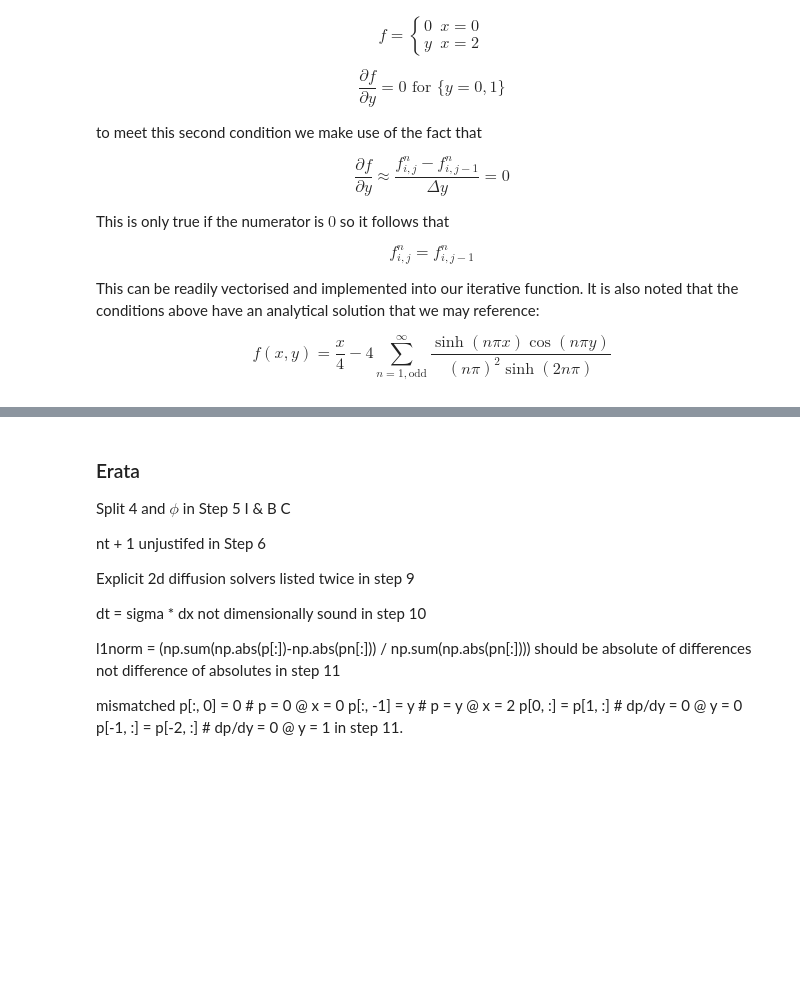
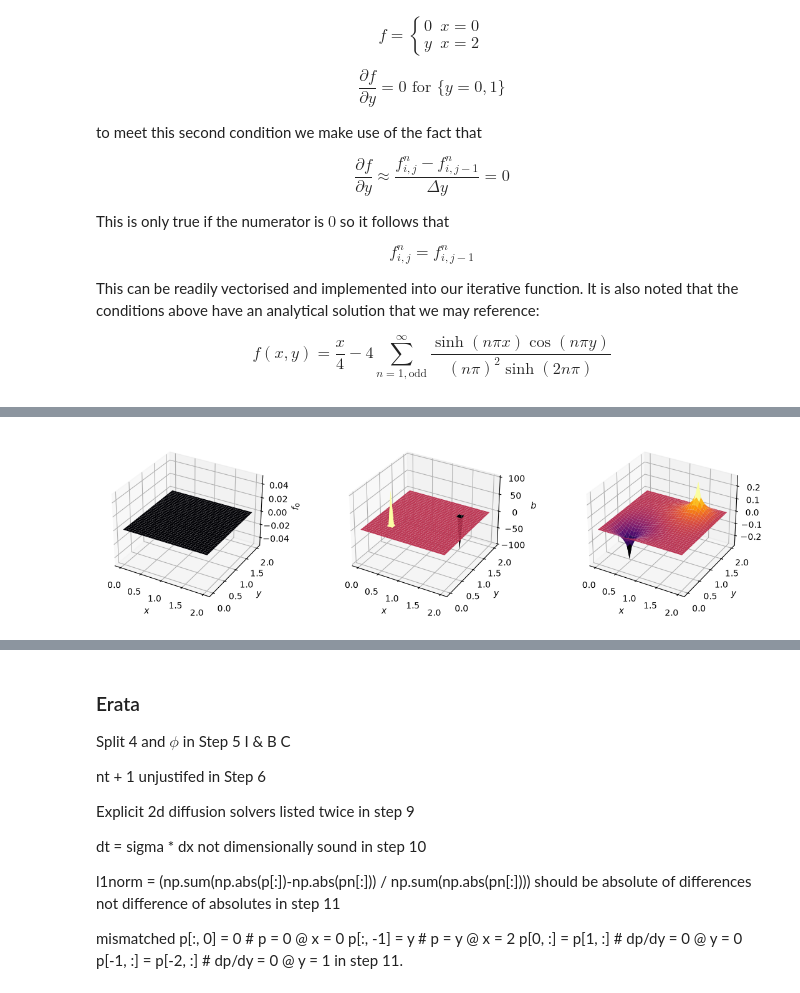
Before and after one commit to SamGr64/CFD-Suite, a Jupyter notebook: CFD.ipynb, the cells around one changed output, grey strips where cells are left out. Saved outputs shown, nothing was run; the diff lists cells and outputs as text; code cells hidden in the pictures; blank space fills up the shorter version.

```diff
--- a/CFD.ipynb
+++ b/CFD.ipynb
@@ -1069,0 +1086,16 @@ plt.show()
+# %%
+def initial_poisson_state(nx: int, ny: int, x_range: list[float], y_range: list[float]) -> tuple[np.ndarray, np.ndarray, np.ndarray]:
+    f = np.zeros([nx, ny])
+    b = np.zeros([nx, ny])
+
+    x = np.linspace(x_range[0], x_range[1], nx)
+    y = np.linspace(y_range[0], y_range[1], ny)
+
+    b[int(nx/4),int(nx/4)] = 100
+    b[int(3*ny/4),int(3*ny/4)] = -100
+
+    return f, b, x, y
+# %%
+def boundary_conditions(f: np.ndarray) -> np.ndarray:
+    f[:, 0] = f[:, -1] = f[0, :] = f[-1, :] = 0 # f(bottom, top, left, right) = 0
+    return f
@@ -1069,0 +1124,32 @@ plt.show()
+# %%
+nx, x_range = 31, [0.0, 2.0]
+ny, y_range = 31, [0.0, 2.0]
+
+f_0, b, x, y = initial_poisson_state(nx=nx, ny=ny, x_range=x_range, y_range=y_range)
+f = laplace_2d(f=f_0, b=b, nx=nx, ny=ny, x_range=x_range, y_range=y_range, y=y)
+
+X, Y = np.meshgrid(x, y)
+
+fig = plt.figure(figsize = (12, 3))
+ax1 = fig.add_subplot(131, projection='3d')
+ax1.plot_surface(X, Y, f_0, cmap="inferno")
+ax1.set_xlabel(r"$x$")
+ax1.set_ylabel(r"$y$")
+ax1.set_zlabel(r"$f_0$")
+
+ax2 = fig.add_subplot(132, projection='3d')
+ax2.plot_surface(X, Y, b, cmap="inferno")
+ax2.set_xlabel(r"$x$")
+ax2.set_ylabel(r"$y$")
+ax2.set_zlabel(r"$b$")
+
+ax3 = fig.add_subplot(133, projection='3d')
+ax3.plot_surface(X, Y, f, cmap="inferno")
+ax3.set_xlabel(r"$x$")
+ax3.set_ylabel(r"$y$")
+ax3.set_zlabel(r"$f$")
+
+plt.tight_layout()
+plt.show()
+# %% [output]
+[figure, added]
```
Also changed, not shown: parts of 10 cells of this notebook.
